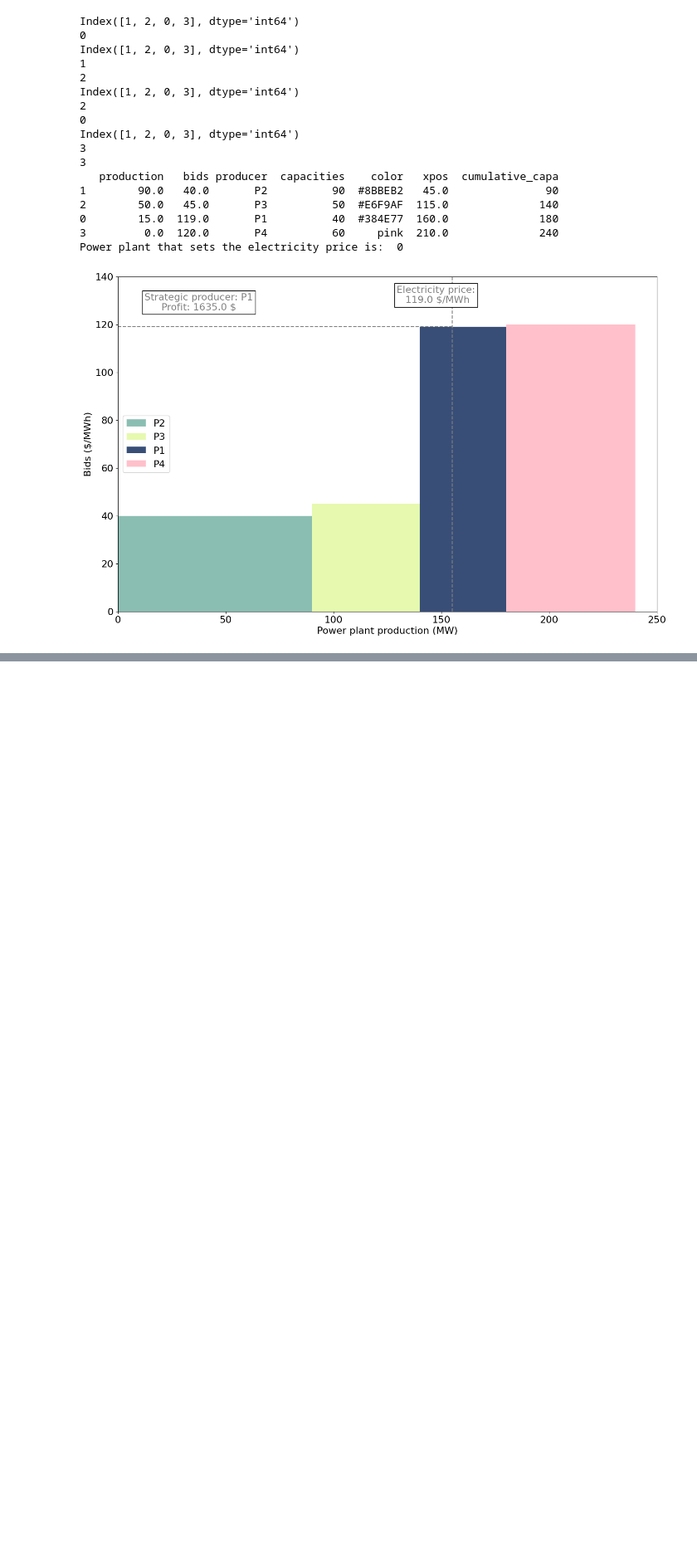
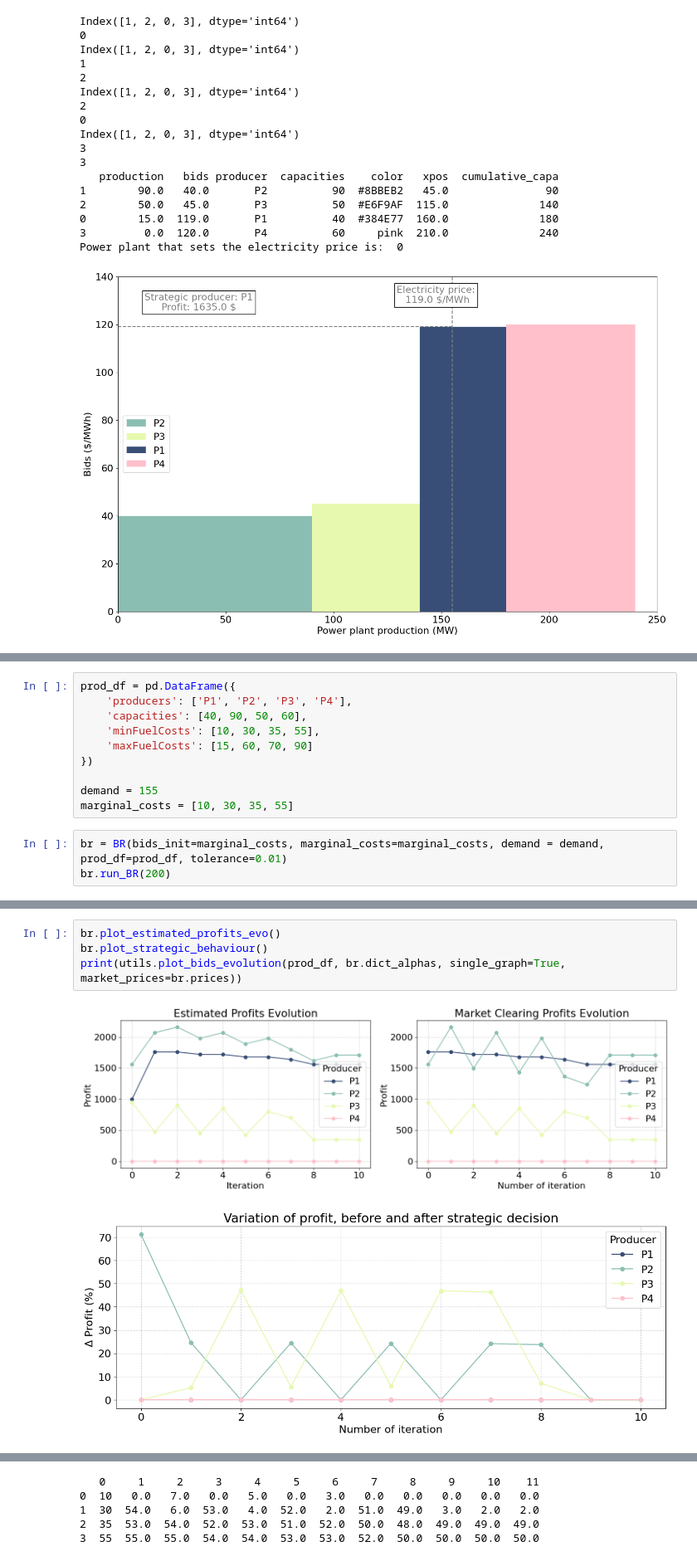
Before and after one commit to noehuss/game_theory, a Jupyter notebook: run_scenarios.ipynb, the cells around one changed output, grey strips where cells are left out. Shown: that part at 83% size. Cells and saved outputs as stored; diff of their text form; blank space fills up the shorter version.

Commit message:
graph q3

```diff
--- a/run_scenarios.ipynb
+++ b/run_scenarios.ipynb
@@ -131,0 +136,13 @@ Power plant that sets the electricity price is:  0
+# %%
+prod_df = pd.DataFrame({
+    'producers': ['P1', 'P2', 'P3', 'P4'],
+    'capacities': [40, 90, 50, 60],
+    'minFuelCosts': [10, 30, 35, 55],
+    'maxFuelCosts': [15, 60, 70, 90]
+})
+
+demand = 155
+marginal_costs = [10, 30, 35, 55]
+# %%
+br = BR(bids_init=marginal_costs, marginal_costs=marginal_costs, demand = demand, prod_df=prod_df, tolerance=0.01)
+br.run_BR(200)
@@ -131,0 +167,7 @@ Power plant that sets the electricity price is:  0
+# %%
+br.plot_estimated_profits_evo()
+br.plot_strategic_behaviour()
+print(utils.plot_bids_evolution(prod_df, br.dict_alphas, single_graph=True, market_prices=br.prices))
+# %% [output]
+[figure, added]
+[figure, added]
@@ -131,0 +175,5 @@ Power plant that sets the electricity price is:  0
+   0     1     2     3     4     5     6     7     8     9     10    11
+0  10   0.0   7.0   0.0   5.0   0.0   3.0   0.0   0.0   0.0   0.0   0.0
+1  30  54.0   6.0  53.0   4.0  52.0   2.0  51.0  49.0   3.0   2.0   2.0
+2  35  53.0  54.0  52.0  53.0  51.0  52.0  50.0  48.0  49.0  49.0  49.0
+3  55  55.0  55.0  54.0  54.0  53.0  53.0  52.0  50.0  50.0  50.0  50.0
```
Also changed, not shown: parts of 10 cells of this notebook, 2 other files.
